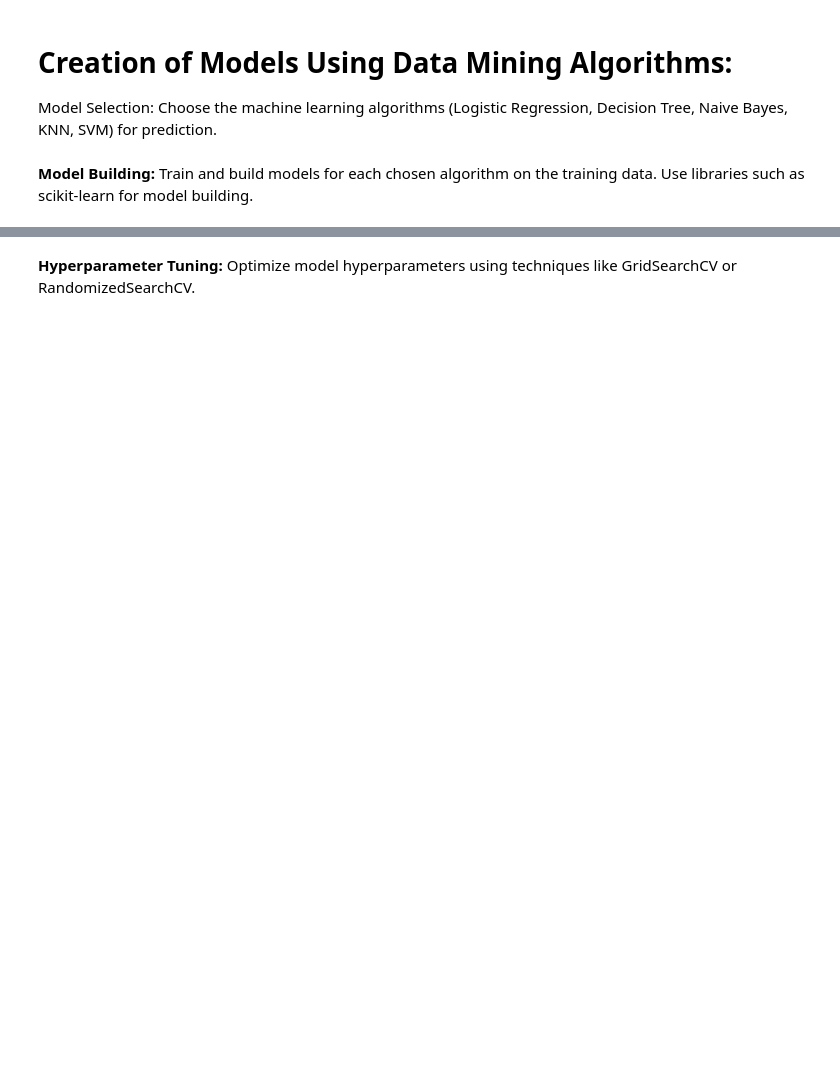
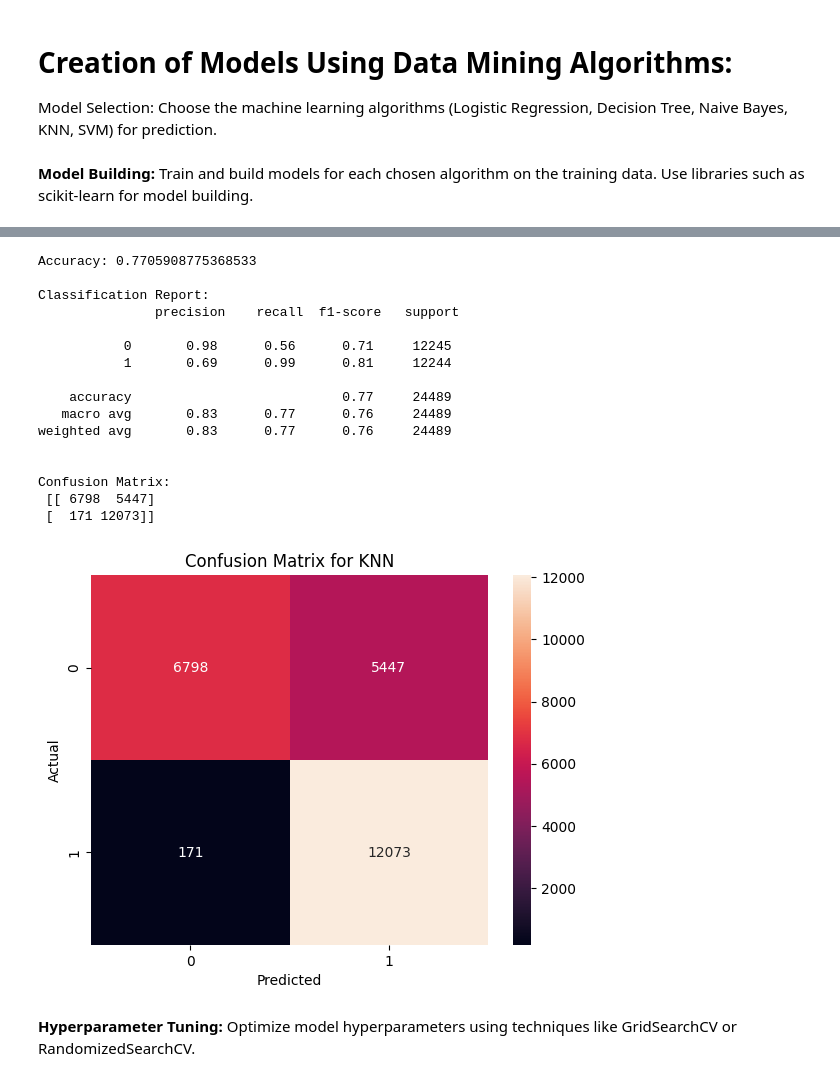
Before and after one commit to stepazel/BankDataAnalysis, a Jupyter notebook: Project.ipynb, the cells around one changed output, grey strips where cells are left out. Saved outputs shown, nothing was run; the diff lists cells and outputs as text; code cells hidden in the pictures; blank space fills up the shorter version.

```diff
--- a/Project.ipynb
+++ b/Project.ipynb
@@ -566,3 +541,40 @@ Confusion Matrix:
+# %%
+from sklearn.neighbors import KNeighborsClassifier
+
+knn_model = KNeighborsClassifier(n_neighbors=5)
+
+knn_model.fit(X_train, y_train)
+y_pred_knn = knn_model.predict(X_test)
+
+print(f"Accuracy: {accuracy_score(y_test, y_pred_knn)}")
+print("\nClassification Report:\n", classification_report(y_test, y_pred_knn))
+print("\nConfusion Matrix:\n", confusion_matrix(y_test, y_pred_knn))
+
+# plot the heatmap
+cm = confusion_matrix(y_test, y_pred_knn)
+sns.heatmap(cm, annot=True, fmt='d')
+plt.xlabel('Predicted')
+plt.ylabel('Actual')
+plt.title('Confusion Matrix for KNN')
+plt.show()
+# %% [output]
+Accuracy: 0.7705908775368533
+
+Classification Report:
+               precision    recall  f1-score   support
+
+           0       0.98      0.56      0.71     12245
+           1       0.69      0.99      0.81     12244
+
+    accuracy                           0.77     24489
+   macro avg       0.83      0.77      0.76     24489
+weighted avg       0.83      0.77      0.76     24489
+
+
+Confusion Matrix:
+ [[ 6798  5447]
+ [  171 12073]]
+[figure, added]
 # %% [markdown]
 __Hyperparameter Tuning:__
 Optimize model hyperparameters using techniques like GridSearchCV or RandomizedSearchCV.
```
Also changed, not shown: parts of 17 cells of this notebook.
